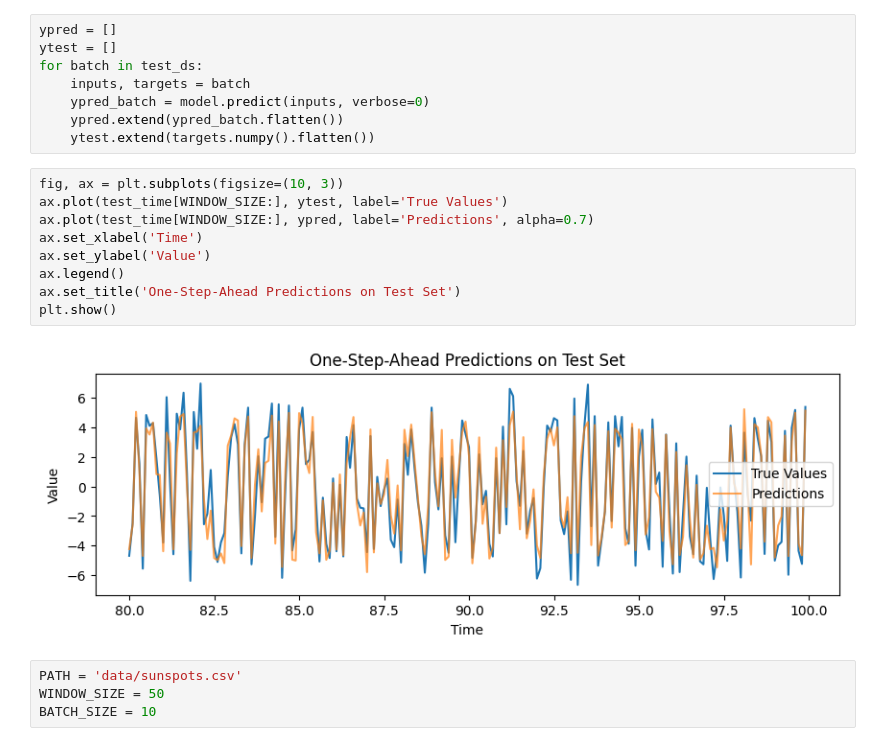
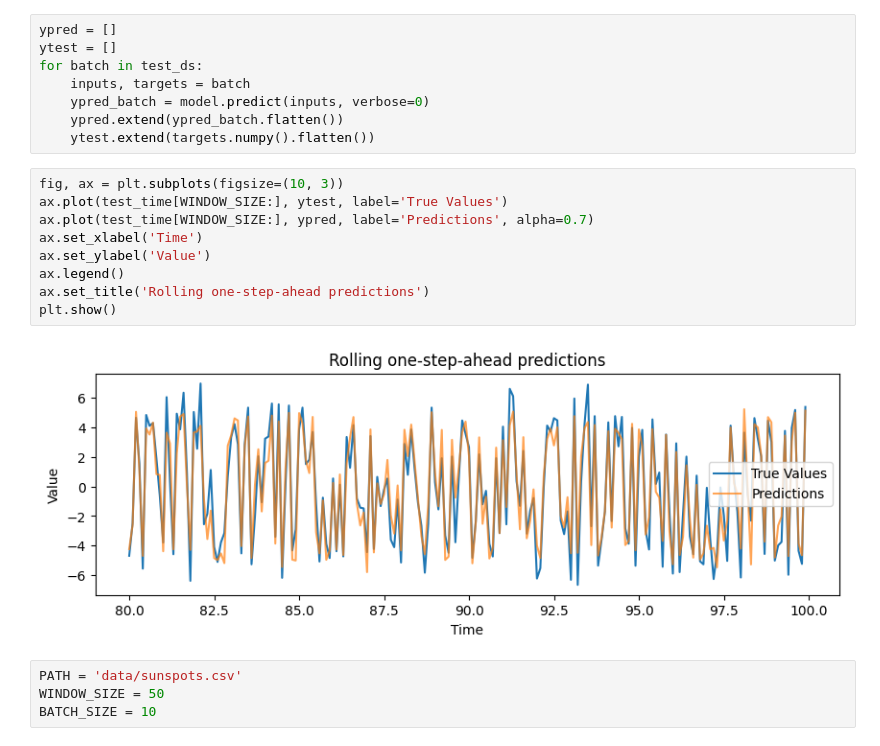
Before and after one commit to robetatis/study_notes_ml, a Jupyter notebook: sunspots.ipynb, the cells around one changed output. Drawn from its saved outputs; the diff is of its cells as text.

```diff
--- a/sunspots.ipynb
+++ b/sunspots.ipynb
@@ -133,14 +133,14 @@ for batch in test_ds:
 # %%
 fig, ax = plt.subplots(figsize=(10, 3))
 ax.plot(test_time[WINDOW_SIZE:], ytest, label='True Values')
 ax.plot(test_time[WINDOW_SIZE:], ypred, label='Predictions', alpha=0.7)
 ax.set_xlabel('Time')
 ax.set_ylabel('Value')
 ax.legend()
-ax.set_title('One-Step-Ahead Predictions on Test Set')
+ax.set_title('Rolling one-step-ahead predictions')
 plt.show()
 # %% [output]
-[figure, old version]
+[figure, new version]
 # %%
 PATH = 'data/sunspots.csv'
 WINDOW_SIZE = 50
```
